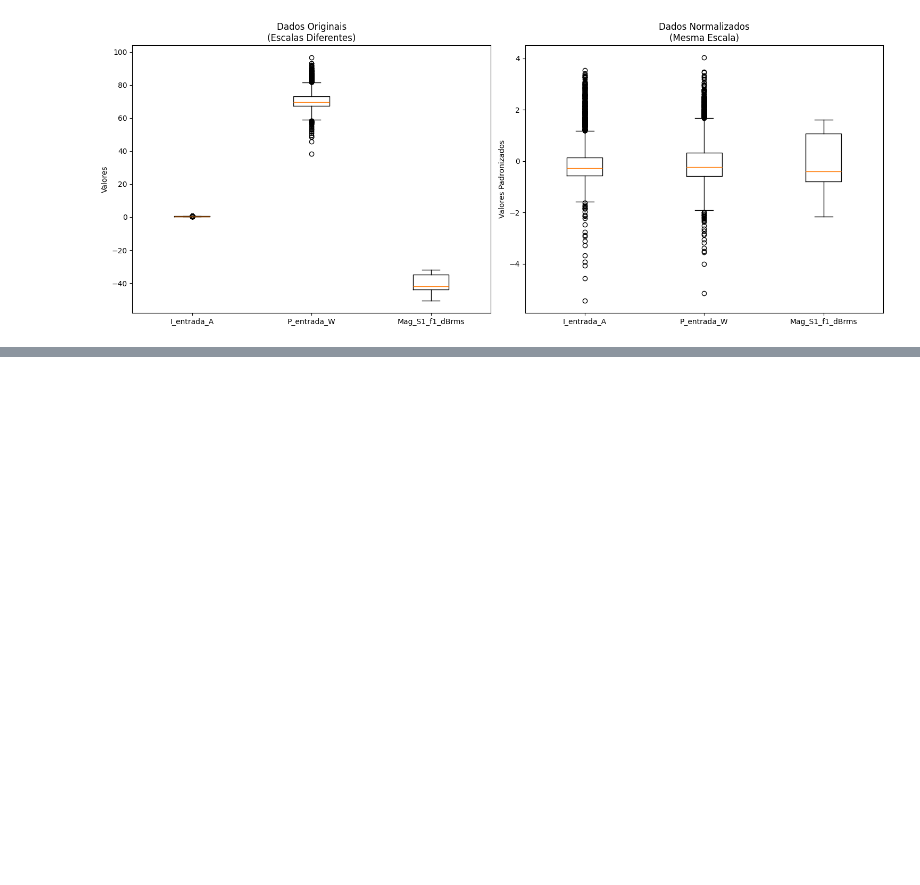
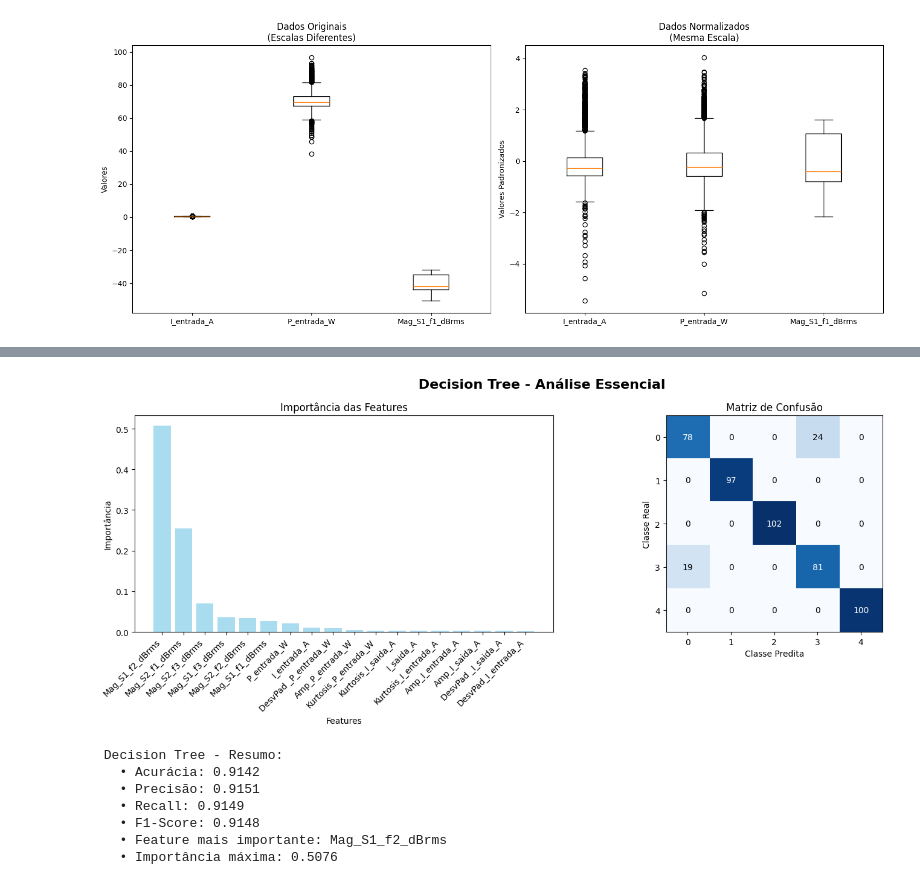
Before and after one commit to joaoopalma/aps1-ia-automacao, a Jupyter notebook: projeto2.ipynb, the cells around one changed output, grey strips where cells are left out. Saved outputs shown, nothing was run; the diff lists cells and outputs as text; code cells hidden in the pictures; blank space fills up the shorter version.

```diff
--- a/projeto2.ipynb
+++ b/projeto2.ipynb
@@ -699,0 +904,59 @@ y_train: <class 'pandas.core.series.Series'> - Shape: (2004,)
+# %%
+# Análise Simplificada dos Modelos Individuais
+
+# 1. Decision Tree - Análise de Importância das Features
+# Calcular métricas e matriz de confusão para Decision Tree
+from sklearn.metrics import accuracy_score, precision_score, recall_score, f1_score, confusion_matrix
+
+dt_accuracy = accuracy_score(y_test, y_pred_dt)
+dt_precision = precision_score(y_test, y_pred_dt, average='macro')
+dt_recall = recall_score(y_test, y_pred_dt, average='macro')
+dt_f1 = f1_score(y_test, y_pred_dt, average='macro')
+cm_dt = confusion_matrix(y_test, y_pred_dt)
+
+fig, (ax1, ax2) = plt.subplots(1, 2, figsize=(15, 6))
+fig.suptitle(' Decision Tree - Análise Essencial', fontsize=16, fontweight='bold')
+
+# Feature Importance
+feature_importance = dt.feature_importances_
+feature_names = X_train.columns
+indices = np.argsort(feature_importance)[::-1]
+
+ax1.bar(range(len(feature_importance)), feature_importance[indices], color='skyblue', alpha=0.7)
+ax1.set_title('Importância das Features')
+ax1.set_xlabel('Features')
+ax1.set_ylabel('Importância')
+ax1.set_xticks(range(len(feature_importance)))
+ax1.set_xticklabels([feature_names[i] for i in indices], rotation=45, ha='right')
+
+# Matriz de Confusão
+im = ax2.imshow(cm_dt, interpolation='nearest', cmap='Blues')
+ax2.set_title('Matriz de Confusão')
+ax2.set_xlabel('Classe Predita')
+ax2.set_ylabel('Classe Real')
+
+# Adicionar valores na matriz
+for i in range(cm_dt.shape[0]):
+    for j in range(cm_dt.shape[1]):
+        ax2.text(j, i, format(cm_dt[i, j], 'd'), ha="center", va="center",
+                color="white" if cm_dt[i, j] > cm_dt.max() / 2 else "black")
+
+plt.tight_layout()
+plt.show()
+
+print(f" Decision Tree - Resumo:")
+print(f"   • Acurácia: {dt_accuracy:.4f}")
+print(f"   • Precisão: {dt_precision:.4f}")
+print(f"   • Recall: {dt_recall:.4f}")
+print(f"   • F1-Score: {dt_f1:.4f}")
+print(f"   • Feature mais importante: {feature_names[indices[0]]}")
+print(f"   • Importância máxima: {feature_importance[indices[0]]:.4f}")
+# %% [output]
+[figure, added]
+ Decision Tree - Resumo:
+   • Acurácia: 0.9142
+   • Precisão: 0.9151
+   • Recall: 0.9149
+   • F1-Score: 0.9148
+   • Feature mais importante: Mag_S1_f2_dBrms
+   • Importância máxima: 0.5076
```
Also changed, not shown: parts of 18 cells of this notebook.
